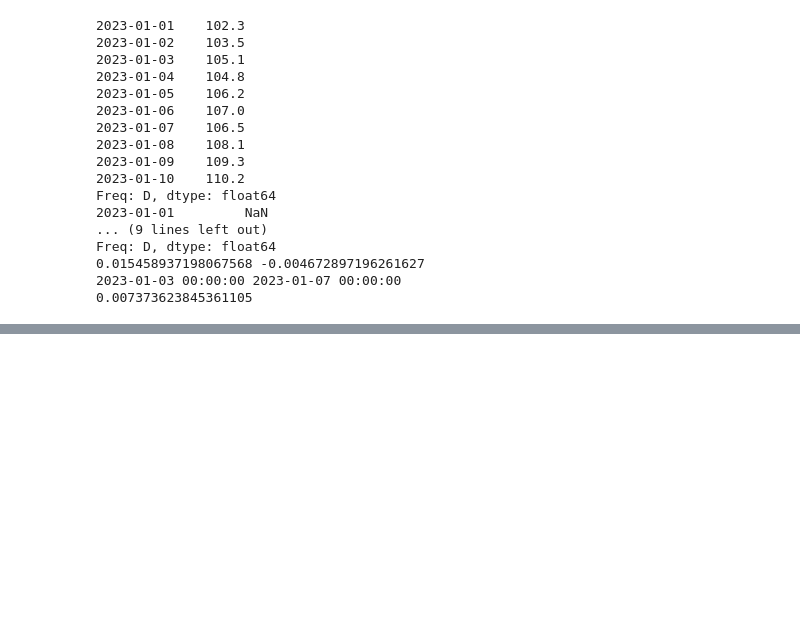
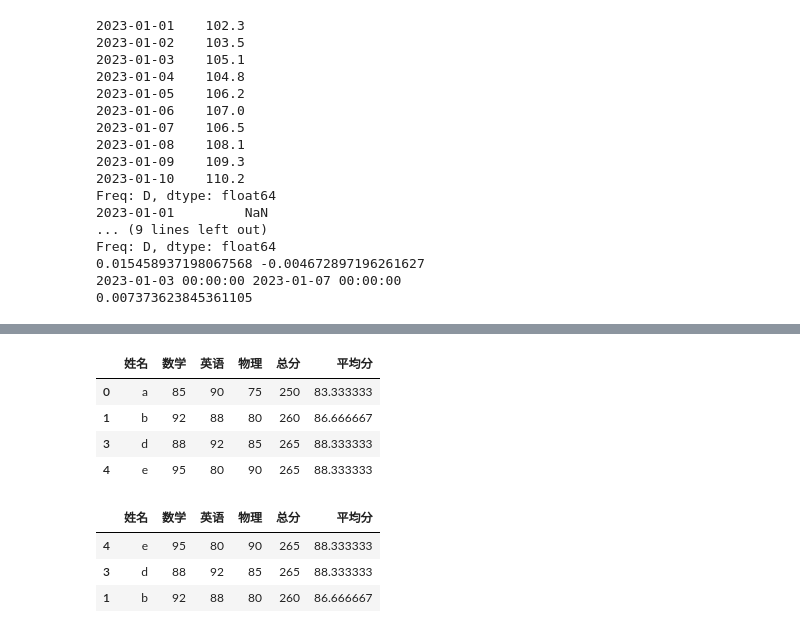
Before and after one commit to sakuyall/Py_analyst, a Jupyter notebook: prj_02pandas库.ipynb, the cells around one changed output, grey strips where cells are left out. Saved outputs shown, nothing was run; the diff lists cells and outputs as text; code cells hidden in the pictures; blank space fills up the shorter version.

```diff
--- a/prj_02pandas库.ipynb
+++ b/prj_02pandas库.ipynb
@@ -292,0 +484,16 @@ Freq: D, dtype: float64
+# %%
+data = {
+    '姓名': ['a', 'b', 'c', 'd', 'e'], \
+    '数学': [85, 92, 78, 88, 95], \
+    '英语': [90, 88, 85, 92, 80], \
+    '物理': [75, 80, 88, 85, 90]
+}
+scores = pd.DataFrame(data)
+print(scores)
+
+scores['总分'] = scores[['数学', '英语', '物理']].sum(axis = 1)
+print(scores)
+scores['平均分'] = scores['总分'] / 3
+print(scores)
+scores['平均分'] = scores[['数学', '英语', '物理']].mean(axis = 1)    # 得到相同效果
+print(scores)
@@ -292,0 +518,15 @@ Freq: D, dtype: float64
+# %%
+scores[ (scores['数学'] > 90) | (scores['英语'] > 85) ]
+# %% [output]
+|  | 姓名 | 数学 | 英语 | 物理 | 总分 | 平均分 |
+| 0 | a | 85 | 90 | 75 | 250 | 83.333333 |
+| 1 | b | 92 | 88 | 80 | 260 | 86.666667 |
+| 3 | d | 88 | 92 | 85 | 265 | 88.333333 |
+| 4 | e | 95 | 80 | 90 | 265 | 88.333333 |
+# %%
+scores.sort_values('总分', ascending = False).head(3)
+# %% [output]
+|  | 姓名 | 数学 | 英语 | 物理 | 总分 | 平均分 |
+| 4 | e | 95 | 80 | 90 | 265 | 88.333333 |
+| 3 | d | 88 | 92 | 85 | 265 | 88.333333 |
+| 1 | b | 92 | 88 | 80 | 260 | 86.666667 |
```
Also changed, not shown: parts of 18 cells of this notebook.
